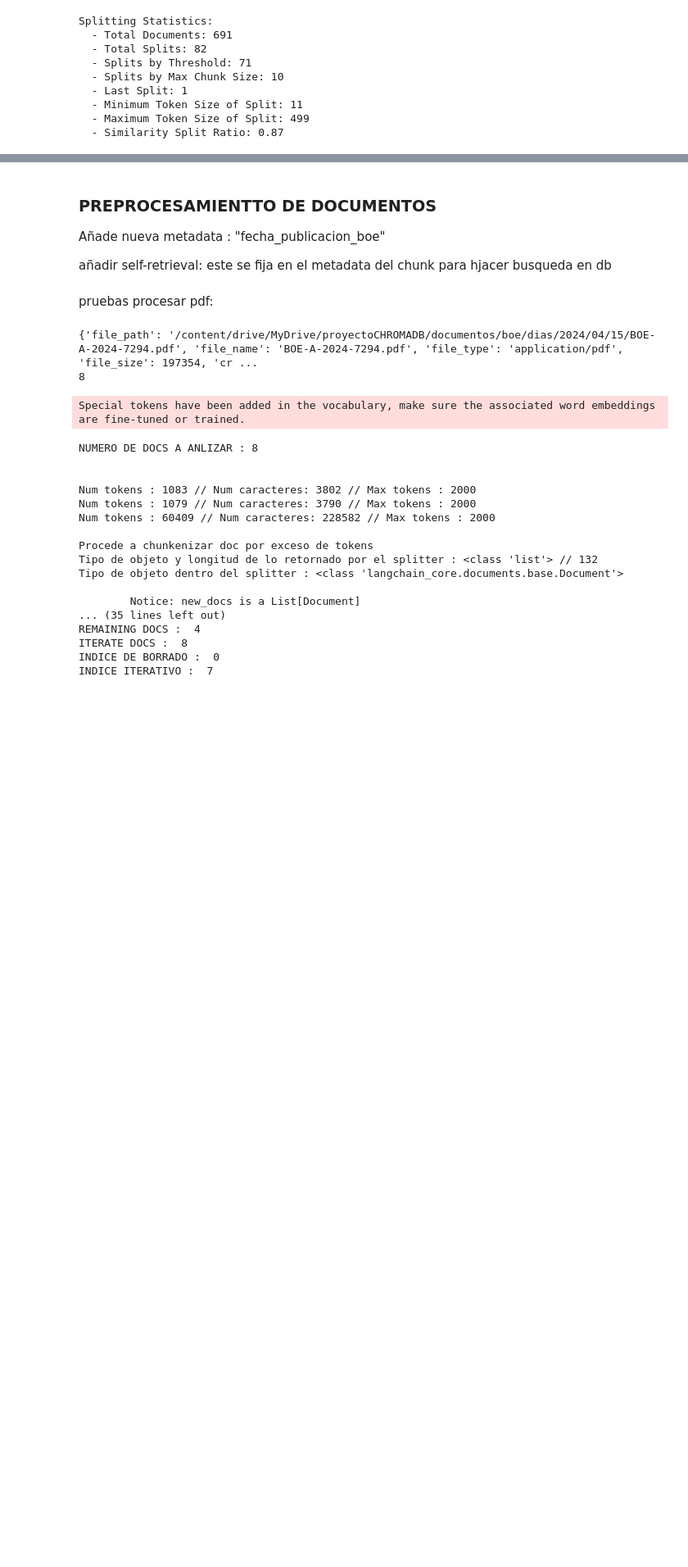
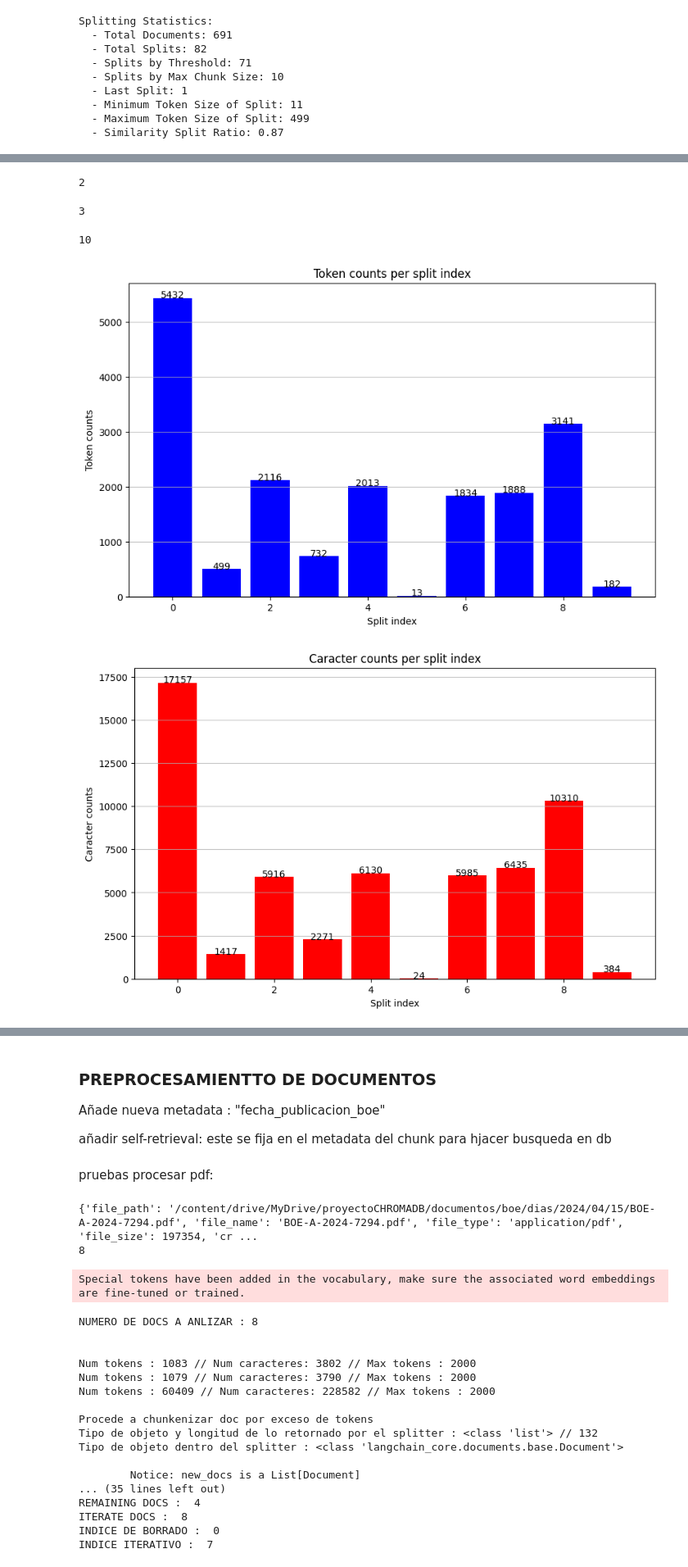
Before and after one commit to kokeitor/BOE-RAPTOR-Dimensional-RAG, a Jupyter notebook: boe_colab.ipynb, the cells around one changed output, grey strips where cells are left out. Shown at 82% size. Saved outputs shown, nothing was run; the diff lists cells and outputs as text; code cells hidden in the pictures; blank space fills up the shorter version.

```diff
--- a/boe_colab.ipynb
+++ b/boe_colab.ipynb
@@ -740,0 +767,11 @@ splits_3 = splitter([docs_for_semantic_chunking][2].page_content)
+# %%
+%pip install langchain_experimental
+from langchain_experimental.text_splitter import SemanticChunker
+
+EMBEDDING_MODEL = HuggingFaceEmbeddings(
+                                        model_name="sentence-transformers/paraphrase-multilingual-MiniLM-L12-v2"
+)
+splitter_lang_chain = SemanticChunker(embeddings = EMBEDDING_MODEL, buffer_size = 1, add_start_index = False,
+                                      breakpoint_threshold_type = 'percentile',
+                                      breakpoint_threshold_amount= None, number_of_chunks= None,
+                                      sentence_split_regex  = '(?<=[.?!])\\s+')
@@ -740,0 +798,4 @@ splits_3 = splitter([docs_for_semantic_chunking][2].page_content)
+# %%
+len(docs_1)
+# %% [output]
+2
@@ -740,0 +804,41 @@ splits_3 = splitter([docs_for_semantic_chunking][2].page_content)
+# %%
+len(docs_2)
+# %% [output]
+3
+# %%
+docs_3 = splitter_lang_chain.split_documents([docs_for_semantic_chunking[2]])
+# %%
+len(docs_3)
+# %% [output]
+10
+# %%
+import numpy as np
+# Calculate the number of tokens for each
+LIST_DOCS = docs_3
+counts = [num_tokens_from_string(tokenizer = llama3_tokenizer, string = d.page_content ) for d in LIST_DOCS]
+len_count = [len(d.page_content) for d in LIST_DOCS]
+
+def addlabels(x,y):
+    for i in range(len(x)):
+        plt.text(i, y[i], y[i], ha = 'center')
+
+# Plotting for one doc and the number of tokens/caracters per split
+num_splits = np.arange(0,len(LIST_DOCS), dtype = int)
+plt.figure(figsize=(10, 6))
+plt.bar(num_splits, counts, color="blue", alpha=1)
+addlabels(num_splits, counts)
+plt.title("Token counts per split index")
+plt.xlabel("Split index")
+plt.ylabel("Token counts")
+plt.grid(axis="y", alpha=0.75)
+
+plt.figure(figsize=(10, 6))
+plt.bar(num_splits, len_count, color="red", alpha=1)
+addlabels(num_splits, len_count)
+plt.title("Caracter counts per split index")
+plt.xlabel("Split index")
+plt.ylabel("Caracter counts")
+plt.grid(axis="y", alpha=0.75)
+# %% [output]
+[figure, added]
+[figure, added]
```
Also changed, not shown: parts of 15 cells of this notebook.
